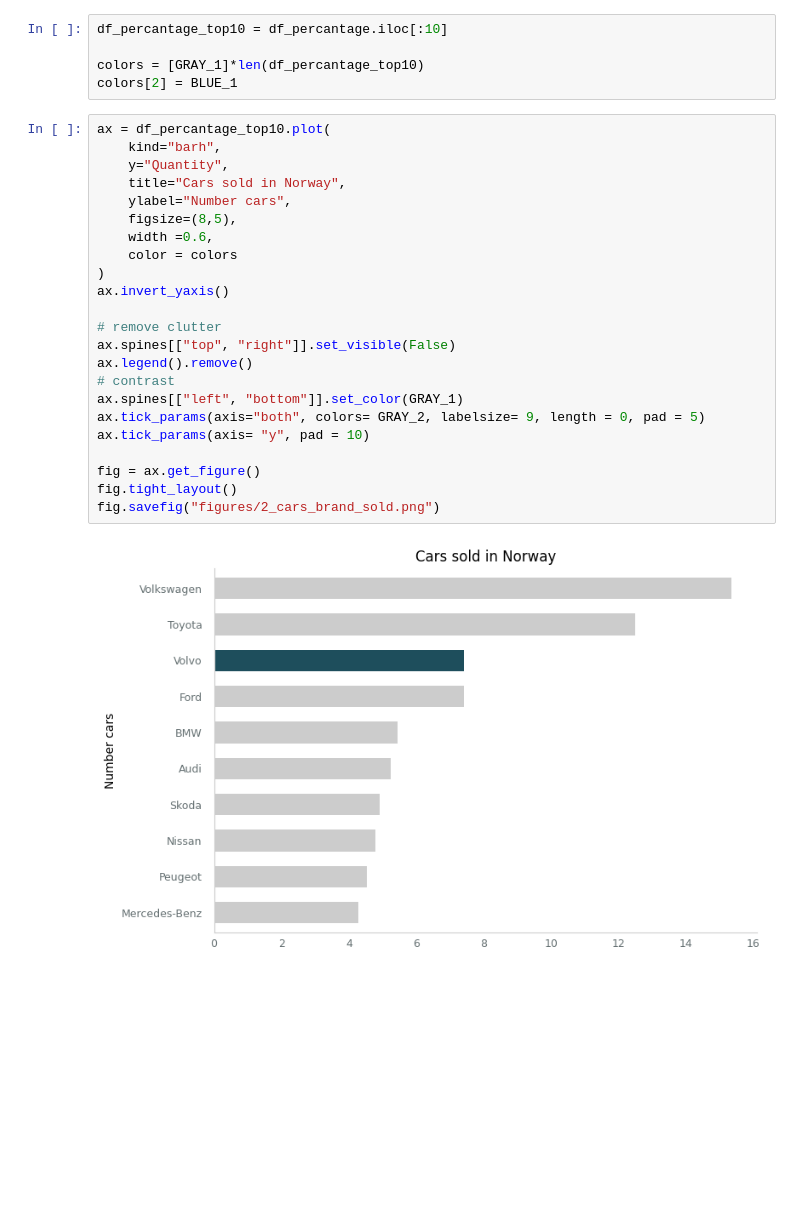
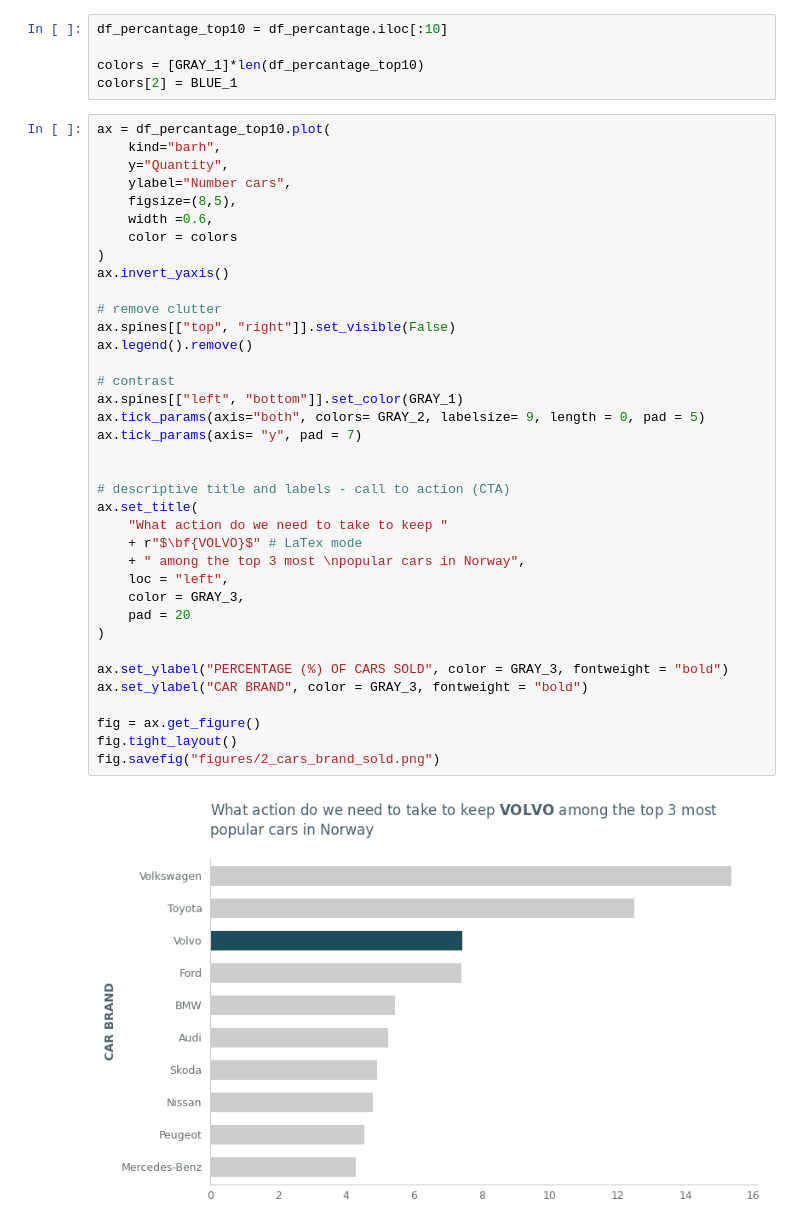
Before and after one commit to EfremDaniel/Data_visualisation_Efrem, a Jupyter notebook: Code_along/04_storytelling/storytelling_matplotlib.ipynb, the cells around one changed output. Cells and saved outputs as stored; diff of their text form; blank space fills up the shorter version.

Commit message:
updating storytelling with descriptive title and labels

```diff
--- a/Code_along/04_storytelling/storytelling_matplotlib.ipynb
+++ b/Code_along/04_storytelling/storytelling_matplotlib.ipynb
@@ -109,25 +109,39 @@ colors[2] = BLUE_1
 # %%
 ax = df_percantage_top10.plot(
     kind="barh",
     y="Quantity",
-    title="Cars sold in Norway",
     ylabel="Number cars",
     figsize=(8,5),
     width =0.6,
     color = colors
 )
 ax.invert_yaxis()
 
 # remove clutter
 ax.spines[["top", "right"]].set_visible(False)
 ax.legend().remove()
+
 # contrast
 ax.spines[["left", "bottom"]].set_color(GRAY_1)
 ax.tick_params(axis="both", colors= GRAY_2, labelsize= 9, length = 0, pad = 5)
-ax.tick_params(axis= "y", pad = 10)
+ax.tick_params(axis= "y", pad = 7)
+
+
+# descriptive title and labels - call to action (CTA)
+ax.set_title(
+    "What action do we need to take to keep "
+    + r"$\bf{VOLVO}$" # LaTex mode
+    + " among the top 3 most \npopular cars in Norway",
+    loc = "left",
+    color = GRAY_3,
+    pad = 20
+)
+
+ax.set_ylabel("PERCENTAGE (%) OF CARS SOLD", color = GRAY_3, fontweight = "bold")
+ax.set_ylabel("CAR BRAND", color = GRAY_3, fontweight = "bold")
 
 fig = ax.get_figure()
 fig.tight_layout()
 fig.savefig("figures/2_cars_brand_sold.png")
 # %% [output]
-[figure, old version]
+[figure, new version]
```
Also changed, not shown: 1 other file.
